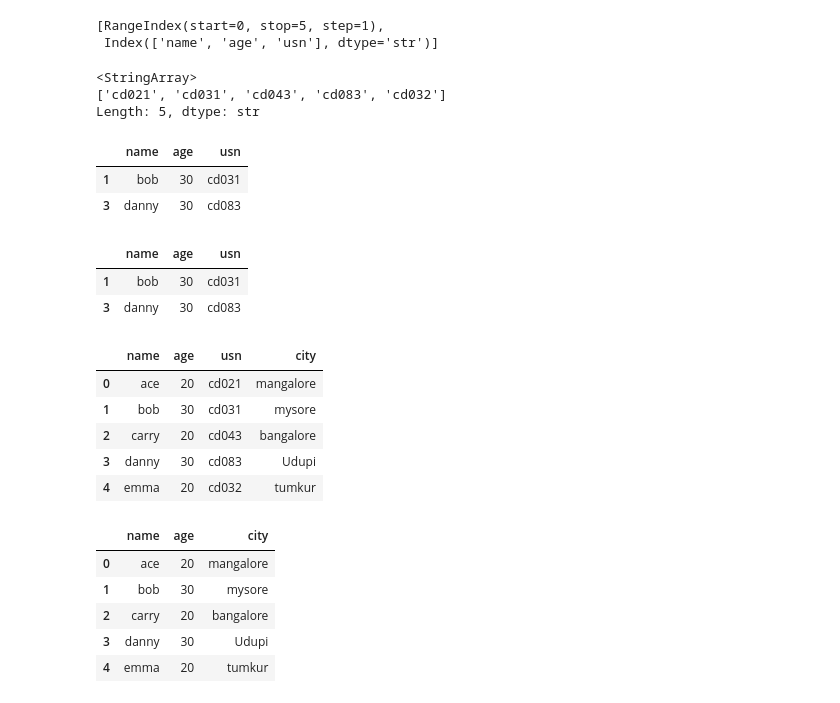
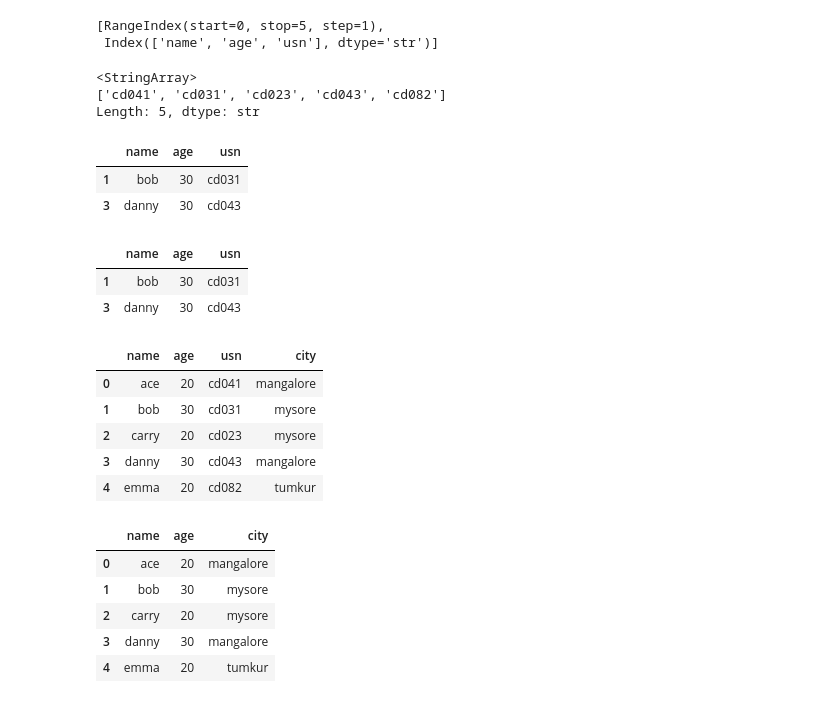
Before and after one commit to Prashanthjn/Data-Science, a Jupyter notebook: pandas/Dataframes.ipynb, the cells around one changed output. Drawn from its saved outputs; the diff is of its cells as text; code cells hidden in the pictures.

```diff
--- a/pandas/Dataframes.ipynb
+++ b/pandas/Dataframes.ipynb
@@ -10,7 +10,7 @@ Dataframe from dictionary
 data={
     'name':['ace','bob','carry','danny','emma'],
     'age':[20,30,20,30,20],
-    'usn':['cd021','cd031','cd043','cd083','cd032']
+    'usn':['cd041','cd031','cd023','cd043','cd082']
 }
 # %%
 df=pd.DataFrame(data)
@@ -238,7 +238,7 @@ df.axes
 df['usn'].values
 # %% [output]
 <StringArray>
-['cd021', 'cd031', 'cd043', 'cd083', 'cd032']
+['cd041', 'cd031', 'cd023', 'cd043', 'cd082']
 Length: 5, dtype: str
 # %%
 #Filter using SQL-like syntax.
@@ -246,31 +246,31 @@ df.query("age > 20")
 # %% [output]
 |  | name | age | usn |
 | 1 | bob | 30 | cd031 |
-| 3 | danny | 30 | cd083 |
+| 3 | danny | 30 | cd043 |
 # %%
 #Checks whether values belong to a list.
 df[df["age"].isin([10,30])]
 # %% [output]
 |  | name | age | usn |
 | 1 | bob | 30 | cd031 |
-| 3 | danny | 30 | cd083 |
+| 3 | danny | 30 | cd043 |
 # %%
 #to insert a new row to a dataframe
-df.insert(3,"city",["mangalore","mysore","bangalore","Udupi","tumkur"])
+df.insert(3,"city",["mangalore","mysore","mysore","mangalore","tumkur"])
 df
 # %% [output]
 |  | name | age | usn | city |
-| 0 | ace | 20 | cd021 | mangalore |
+| 0 | ace | 20 | cd041 | mangalore |
 | 1 | bob | 30 | cd031 | mysore |
-| 2 | carry | 20 | cd043 | bangalore |
-| 3 | danny | 30 | cd083 | Udupi |
-| 4 | emma | 20 | cd032 | tumkur |
+| 2 | carry | 20 | cd023 | mysore |
+| 3 | danny | 30 | cd043 | mangalore |
+| 4 | emma | 20 | cd082 | tumkur |
 # %%
 df.drop("usn",axis=1)
 # %% [output]
 |  | name | age | city |
 | 0 | ace | 20 | mangalore |
 | 1 | bob | 30 | mysore |
-| 2 | carry | 20 | bangalore |
-| 3 | danny | 30 | Udupi |
+| 2 | carry | 20 | mysore |
+| 3 | danny | 30 | mangalore |
 | 4 | emma | 20 | tumkur |
```
Also changed, not shown: parts of 34 cells of this notebook.
